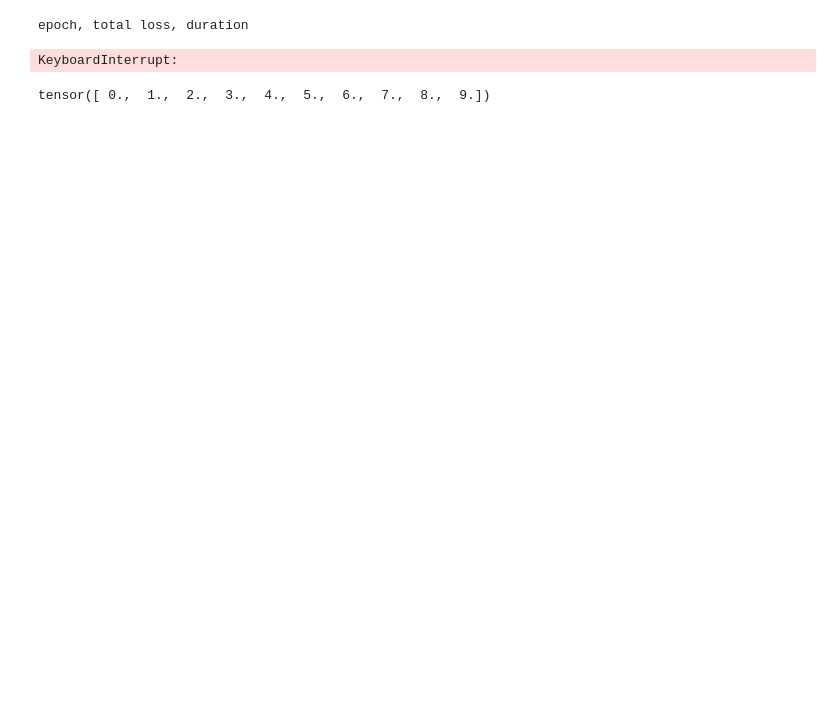
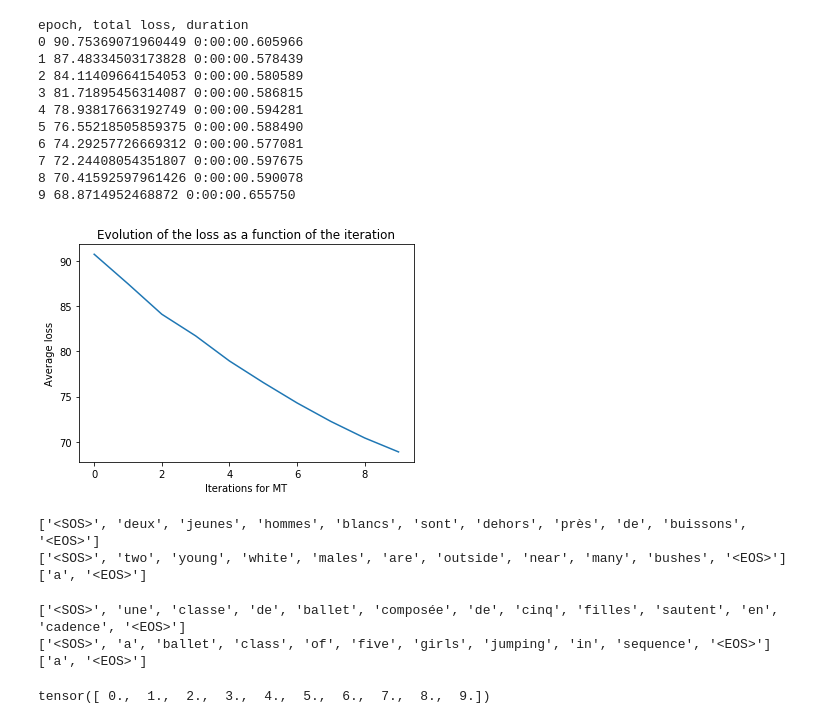
Before and after one commit to ecekt/NLP2-LAB2, a Jupyter notebook: NLP2-lab2.ipynb, the cells around one changed output. Saved outputs shown, nothing was run; the diff lists cells and outputs as text; code cells hidden in the pictures; blank space fills up the shorter version.

```diff
--- a/NLP2-lab2.ipynb
+++ b/NLP2-lab2.ipynb
@@ -28,5 +28,8 @@ import matplotlib.pyplot as plt
 
 import warnings
 warnings.filterwarnings('error')
+
+import string
+puncs = set(string.punctuation)
 # %%
 #training sets
@@ -63,8 +66,9 @@ def tokens_sentences(sentences):
         sentence = []
         for w in split_sent:
 
-            tokens_list.append(w.lower())
-            sentence.append(w.lower())
+            if w not in puncs:
+                tokens_list.append(w)
+                sentence.append(w)
 
         sentence_list.append(sentence)
 
@@ -245,7 +249,7 @@ class Decoder(nn.Module):
                     weighted_context = torch.zeros(output.shape)
                     output = torch.cat((output, weighted_context), 0)
 
-                    output = self.pre_rnn_affine(output)
+                    output = F.relu(self.pre_rnn_affine(output))
                     #TODO: start with 0 vector as h0
 
                     output, hidden = self.rnn(output.view(1, 1, -1), encoder_avg_context.view(1, 1, -1))
@@ -266,7 +270,7 @@ class Decoder(nn.Module):
                     #start with weighted context
                     output = torch.cat((output, weighted_context), 0)
 
-                    output = self.pre_rnn_affine(output)
+                    output = F.relu(self.pre_rnn_affine(output))
 
                     output, hidden = self.rnn(output.view(1, 1, -1), prev_hidden.view(1, 1, -1))
                     prev_hidden = hidden
@@ -313,7 +317,7 @@ class Decoder(nn.Module):
                     weighted_context = torch.zeros(output.shape)
                     output = torch.cat((output.squeeze(), weighted_context.squeeze()), 0)
 
-                    output = self.pre_rnn_affine(output)
+                    output = F.relu(self.pre_rnn_affine(output))
                     #TODO: start with 0 vector as h0
 
                     output, hidden = self.rnn(output.view(1, 1, -1), encoder_avg_context.view(1, 1, -1))
@@ -328,9 +332,10 @@ class Decoder(nn.Module):
 
                 else:
                     #start with weighted context
+
                     output = torch.cat((output.squeeze(), weighted_context.squeeze()), 0)
 
-                    output = self.pre_rnn_affine(output)
+                    output = F.relu(self.pre_rnn_affine(output))
 
                     output, hidden = self.rnn(output.view(1, 1, -1), prev_hidden.view(1, 1, -1))
                     prev_hidden = hidden
@@ -363,7 +368,7 @@ class Decoder(nn.Module):
     def initHidden(self):
         return torch.zeros(1, 1, self.hidden_size, device=device)
 # %%
-epochs = 100
+epochs = 10
 learning_rate = 0.01
 w_embedding_dim = 100
 p_embedding_dim = 100
@@ -373,14 +378,14 @@ dropout_prob = 0.1
 model_encoder = Encoder(vocab_size_fr, w_embedding_dim, p_embedding_dim, dec_embedding_dim, max_sentence_length)
 model_decoder = Decoder(dec_embedding_dim, vocab_size_en, max_sentence_length, dropout_prob)
 
-optimizer_encoder = optim.Adam(model_encoder.parameters(), lr = learning_rate)
-optimizer_decoder = optim.Adam(model_decoder.parameters(), lr = learning_rate)
+optimizer_encoder = optim.SGD(model_encoder.parameters(), lr = learning_rate)
+optimizer_decoder = optim.SGD(model_decoder.parameters(), lr = learning_rate)
 
 loss_func = nn.NLLLoss()
 losses = []
 avg_losses = []
 
-portion = 10000
+portion = 10
 
 train = True
 print('epoch, total loss, duration')
@@ -396,19 +401,16 @@ for e in range(epochs):
 
         if len(current_input) > 0 and len(gold_output) > 0:
 
+            optimizer_encoder.zero_grad()
+            optimizer_decoder.zero_grad()
+
             sent_fr = torch.tensor(np.asarray(current_input), dtype= torch.long)
             sent_en = torch.tensor(np.asarray(gold_output), dtype= torch.long)
 
             pos_fr = torch.tensor(np.asarray([p for p in range(len(sent_fr))]))
             pos_en = torch.tensor(np.asarray([p for p in range(len(sent_en))]))
 
-            sent_fr_pos = torch.tensor(np.asarray(pos_fr), dtype= torch.long)
-            sent_en_pos = torch.tensor(np.asarray(pos_en), dtype= torch.long)
-
-            optimizer_encoder.zero_grad()
-            optimizer_decoder.zero_grad()
-
-            average_context, stacked_contexts = model_encoder(sent_fr, sent_fr_pos)
+            average_context, stacked_contexts = model_encoder(sent_fr, pos_fr)
 
             pred, attention_weights = model_decoder(sent_en, average_context, stacked_contexts, train)
 
@@ -430,34 +432,62 @@ for e in range(epochs):
 
     print(e, total_loss, now-then)
 
 
 with open('model_encoder' + str(portion) + '.pickle','wb') as file:
     pickle.dump(model_encoder,file)
 
 
 with open('model_decoder' + str(portion) + '.pickle','wb') as file:
     pickle.dump(model_decoder,file)
 
 iteration= list(range(len(losses)))
 
 plt.plot(iteration, losses)
 plt.xlabel("Iterations for MT")
 plt.ylabel('Average loss')
 plt.title('Evolution of the loss as a function of the iteration')
 plt.savefig("mt" + str(portion)+".png")
 plt.show()
 
 test_fr_sentence = corpus2id_fr[0]
 test_en_sentence = corpus2id_en[0]
 
 decoder_outputs, decoder_attentions = evaluate_test(model_encoder, model_decoder,test_fr_sentence, test_en_sentence)
 
 print(word_ids2string(test_fr_sentence, id2tokens_fr))
 print(word_ids2string(test_en_sentence, id2tokens_en))
 print(word_ids2string(decoder_outputs, id2tokens_en))
 # %% [output]
 epoch, total loss, duration
+0 90.75369071960449 0:00:00.605966
+1 87.48334503173828 0:00:00.578439
+2 84.11409664154053 0:00:00.580589
+3 81.71895456314087 0:00:00.586815
+4 78.93817663192749 0:00:00.594281
+5 76.55218505859375 0:00:00.588490
+6 74.29257726669312 0:00:00.577081
+7 72.24408054351807 0:00:00.597675
+8 70.41592597961426 0:00:00.590078
+9 68.8714952468872 0:00:00.655750
+[figure, added]
-KeyboardInterrupt:
+['<SOS>', 'deux', 'jeunes', 'hommes', 'blancs', 'sont', 'dehors', 'près', 'de', 'buissons', '<EOS>']
+['<SOS>', 'two', 'young', 'white', 'males', 'are', 'outside', 'near', 'many', 'bushes', '<EOS>']
+['a', '<EOS>']
+# %%
+pair = 10
+
+test_fr_sentence = corpus2id_fr[pair]
+test_en_sentence = corpus2id_en[pair]
+
+decoder_outputs, decoder_attentions = evaluate_test(model_encoder, model_decoder,test_fr_sentence, test_en_sentence)
+
+print(word_ids2string(test_fr_sentence, id2tokens_fr))
+print(word_ids2string(test_en_sentence, id2tokens_en))
+print(word_ids2string(decoder_outputs, id2tokens_en))
+# %% [output]
+['<SOS>', 'une', 'classe', 'de', 'ballet', 'composée', 'de', 'cinq', 'filles', 'sautent', 'en', 'cadence', '<EOS>']
+['<SOS>', 'a', 'ballet', 'class', 'of', 'five', 'girls', 'jumping', 'in', 'sequence', '<EOS>']
+['a', '<EOS>']
 # %%
 with open('model_encoder' + str(portion) + '.pickle','rb') as file:
     model_encoder = pickle.load(file)
```
Also changed, not shown: parts of 8 cells of this notebook.
